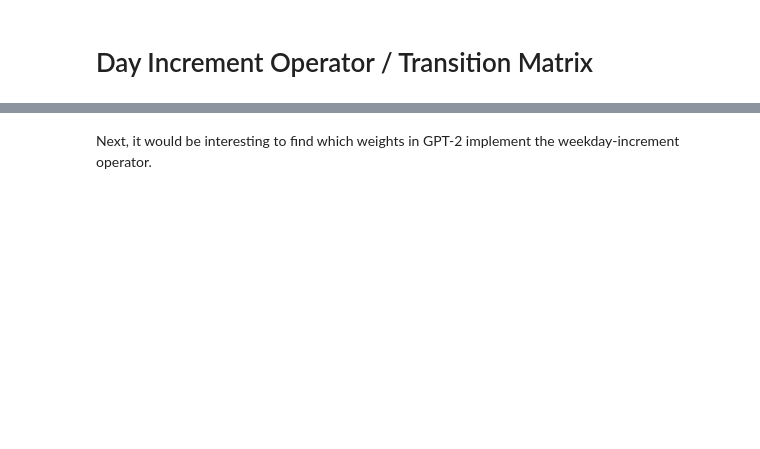
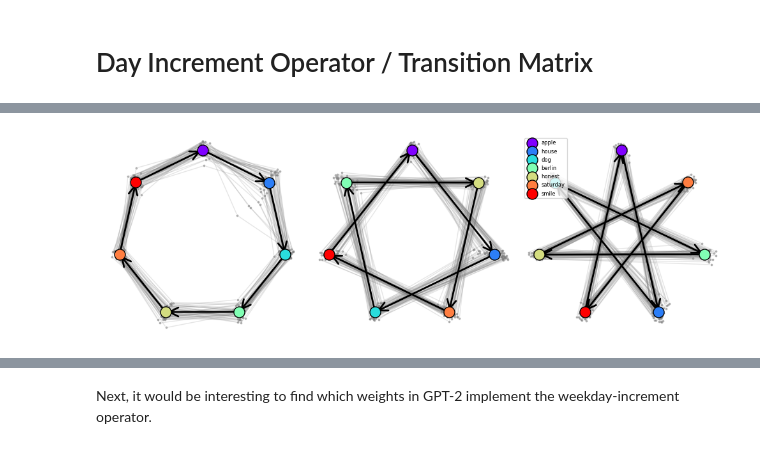
Before and after one commit to canrager/feature_zoo, a Jupyter notebook: exp/weekdays_geometry.ipynb, the cells around one changed output, grey strips where cells are left out. Drawn from its saved outputs; the diff is of its cells as text; code cells hidden in the pictures; blank space fills up the shorter version.

```diff
--- a/exp/weekdays_geometry.ipynb
+++ b/exp/weekdays_geometry.ipynb
@@ -338,14 +356,14 @@ for model_name, svd_data in model_svd.items():
     concept_increment_C = np.concatenate([concept_arange_C[1:], [0]])
 
     X_next_BCS = U_BCS[batch_arange_B[:, None], concept_increment_C[None, :]]
+    np.random.shuffle(X_next_BCS)
 
     X_current_BS = einops.rearrange(U_BCS, "B C S -> (B C) S")
     X_next_BS = einops.rearrange(X_next_BCS, "B C S -> (B C) S")
-    U_inv_DB = einops.rearrange(U_BCD, "B C D -> D (B C)")
-    X_inv_current_SB = U_inv_DB[:S]
 
     # A_SS @ X_current_BS.T = X_next_BS.T
-    A_SS = X_next_BS.T @ X_inv_current_SB.T
+    A_SS = X_next_BS.T @ np.linalg.pinv(X_current_BS.T)
+    error = np.linalg.norm(A_SS @ X_current_BS.T - X_next_BS.T) / np.linalg.norm(X_next_BS.T)
     eval_E, evec_SE = np.linalg.eig(A_SS)
     evec_ES = evec_SE.T
 
@@ -362,6 +380,11 @@ for model_name, svd_data in model_svd.items():
         "planesX_ES": planesX_ES,
         "planesY_ES": planesY_ES,
         "positive_eval_idx_E": positive_eval_idx_E,
+        "error": error
     }
 
-    print(f"{model_name}: eigenvalues = {eval_E}")
+    print("random data error |A Current - Next|")
+    print(f"{model_name}: error: {error}")
+    # for ev in eval_E:
+    #     print (ev)
+    print()
@@ -400,30 +462,34 @@ plot_complex_ev_multi(model_increment)
 # %%
 # Plot eigenplane projections using the generalized function
 def eigenplane_projection(data: dict, col: int):
     """Get eigenplane projection."""
     U_BCS = data["U_BCS"]
     planesX_ES = data["planesX_ES"]
     planesY_ES = data["planesY_ES"]
     return (
         U_BCS @ planesX_ES[col],
         U_BCS @ planesY_ES[col],
         f'Re(evec {col})',
         f'Im(evec {col})',
         f'Eigenplane {col}'
     )
 
 plot_2d_projections_multi(
     model_increment,
+    concept_labels=concept_labels,
+    use_concept_labels_for_colors=False,
     n_cols=3,
     get_projection=eigenplane_projection,
     suptitle="Projections onto Increment Operator Eigenplanes",
     equal_aspect=True,
     hide_ticks=True,
-    centroid_arrow_mode="mon_lr",
+    centroid_arrow_mode="cyclic",
     rotate_subplot=True,
-    radial_labels_offset=0.009,
-    figsize=(12, 4),
-    axlim=0.05,
+    radial_labels_offset=None,
+    figsize=(10, 10),
+    axlim=0.04,
     num_plotted_trajectories=50,
     centroid_arrow_size=25
 )
+# %% [output]
+[figure, added]
```
Also changed, not shown: parts of 14 cells of this notebook, 37 other files.
